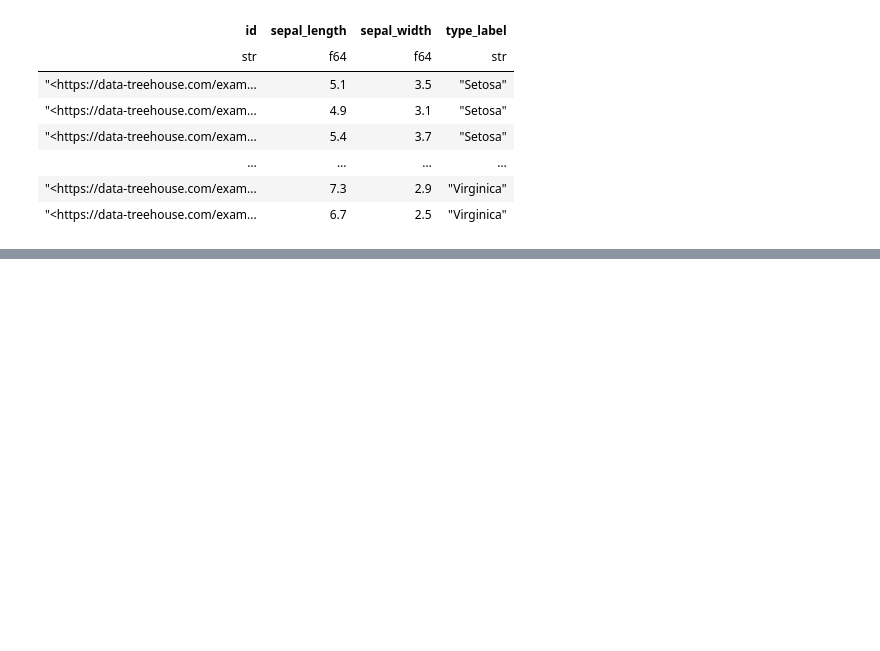
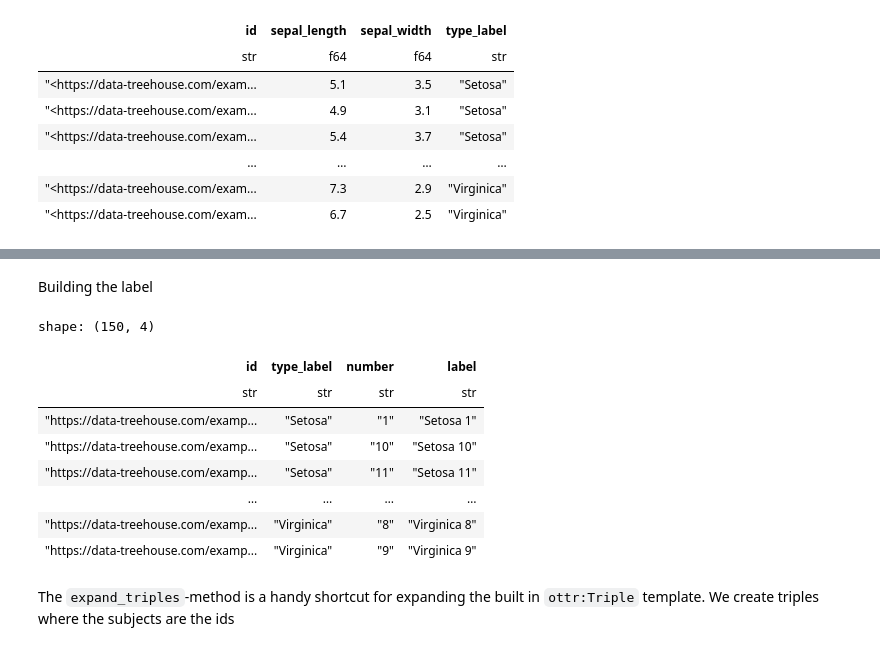
Before and after one commit to DataTreehouse/maplib, a Jupyter notebook: examples/mapping/mapping.ipynb, the cells around one changed output, grey strips where cells are left out. Saved outputs shown, nothing was run; the diff lists cells and outputs as text; code cells hidden in the pictures; blank space fills up the shorter version.

Commit message:
Update example

```diff
--- a/examples/mapping/mapping.ipynb
+++ b/examples/mapping/mapping.ipynb
@@ -381,0 +388,13 @@ shape: (150, 4)
+# %%
+df_q = m_prg.query("""
+PREFIX ex: <https://data-treehouse.com/examples#>
+PREFIX rdfs: <http://www.w3.org/2000/01/rdf-schema#>
+SELECT ?id ?type_label WHERE {
+    ?id a ?type .
+    ?type a rdfs:Class .
+    ?type rdfs:label ?type_label .
+}
+""",
+    native_dataframe=True,
+)
+df_q
@@ -381,0 +413,5 @@ shape: (150, 4)
+# %%
+df_q = df_q.with_columns(
+    pl.col("id").str.extract("#[A-Za-z]*([0-9]+)").alias("number")
+)
+df_q
@@ -381,0 +428,20 @@ shape: (150, 4)
+# %% [markdown]
+Building the label
+# %%
+df_q = df_q.with_columns(
+    (pl.col("type_label") + pl.lit(" ") + pl.col("number")).alias("label")
+)
+df_q
+# %% [output]
+shape: (150, 4)
+| id | type_label | number | label |
+| str | str | str | str |
+| "https://data-treehouse.com/examp... | "Setosa" | "1" | "Setosa 1" |
+| "https://data-treehouse.com/examp... | "Setosa" | "10" | "Setosa 10" |
+| "https://data-treehouse.com/examp... | "Setosa" | "11" | "Setosa 11" |
+| … | … | … | … |
+| "https://data-treehouse.com/examp... | "Virginica" | "8" | "Virginica 8" |
+| "https://data-treehouse.com/examp... | "Virginica" | "9" | "Virginica 9" |
+# %% [markdown]
+The `expand_triples`-method is a handy shortcut for expanding the built in `ottr:Triple` template.
+We create triples where the subjects are the ids
```
Also changed, not shown: parts of 12 cells of this notebook.
